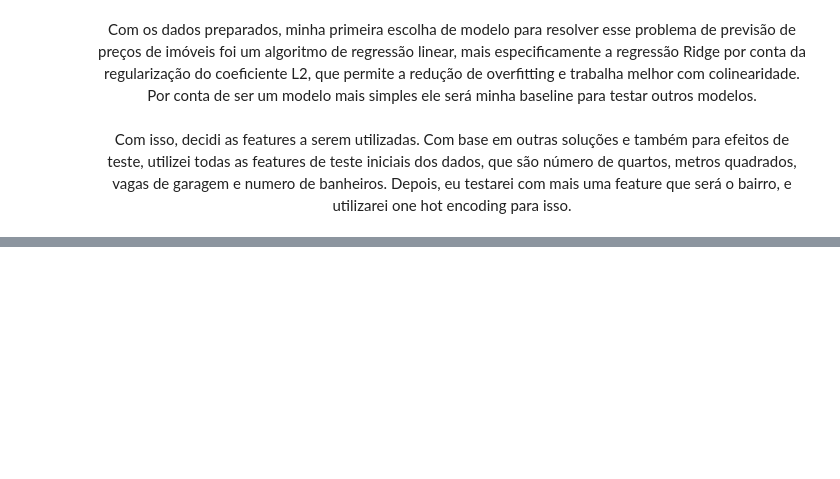
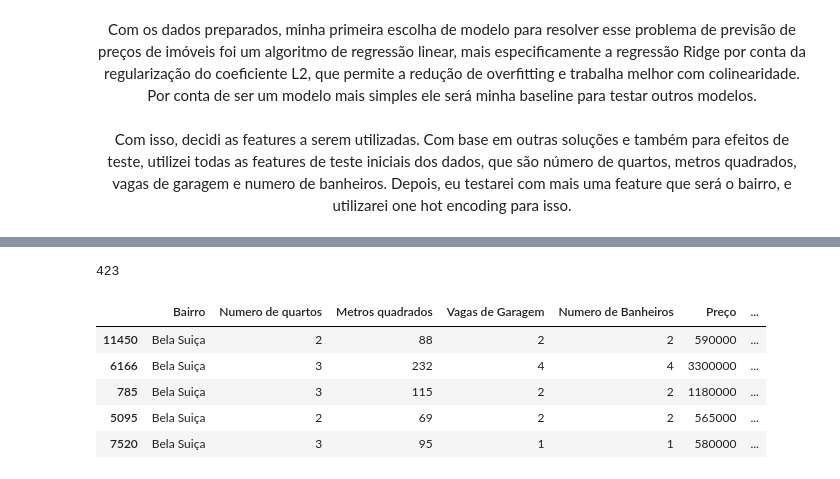
Before and after one commit to ZaniAndrei/Real-Estate-Price-Prediction-in-Londrina, a Jupyter notebook: modelTraining.ipynb, the cells around one changed output, grey strips where cells are left out. Cells and saved outputs as stored; diff of their text form; code cells hidden in the pictures; blank space fills up the shorter version.

```diff
--- a/modelTraining.ipynb
+++ b/modelTraining.ipynb
@@ -420,0 +252,16 @@ bela_suica_view_new[:50]
+# %%
+centro_view = X_test_view[X_test_view["Bairro"] == "Centro"]
+centro_view.head()
+len(centro_view)
+# %% [output]
+423
+# %%
+bela_suica_view = X_test_view[X_test_view["Bairro"] == "Bela Suiça"]
+bela_suica_view.head()
+# %% [output]
+|  | Bairro | Numero de quartos | Metros quadrados | Vagas de Garagem | Numero de Banheiros | Preço | ... |
+| 11450 | Bela Suiça | 2 | 88 | 2 | 2 | 590000 | ... |
+| 6166 | Bela Suiça | 3 | 232 | 4 | 4 | 3300000 | ... |
+| 785 | Bela Suiça | 3 | 115 | 2 | 2 | 1180000 | ... |
+| 5095 | Bela Suiça | 2 | 69 | 2 | 2 | 565000 | ... |
+| 7520 | Bela Suiça | 3 | 95 | 1 | 1 | 580000 | ... |
```
Also changed, not shown: parts of 47 cells of this notebook, 1 other file.
